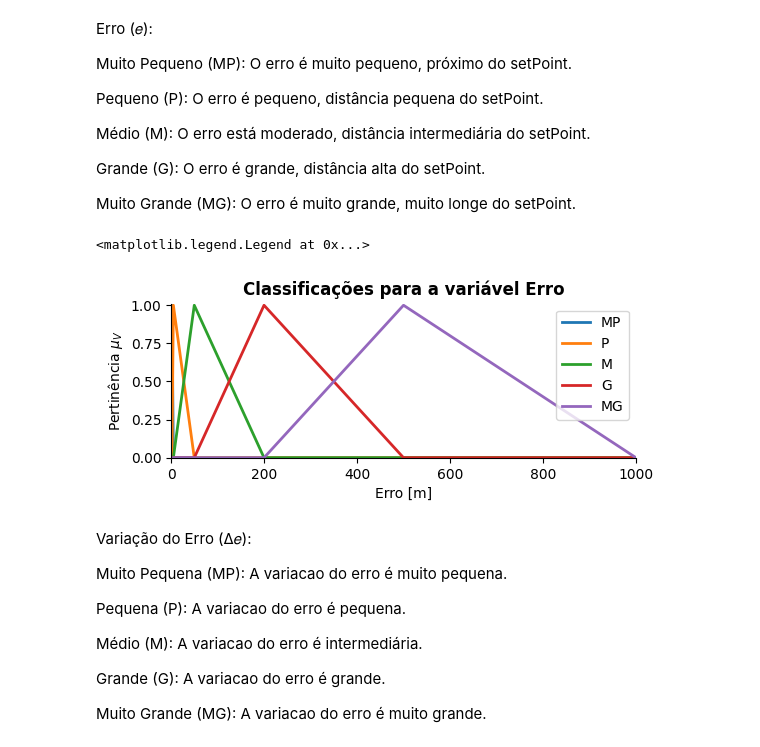
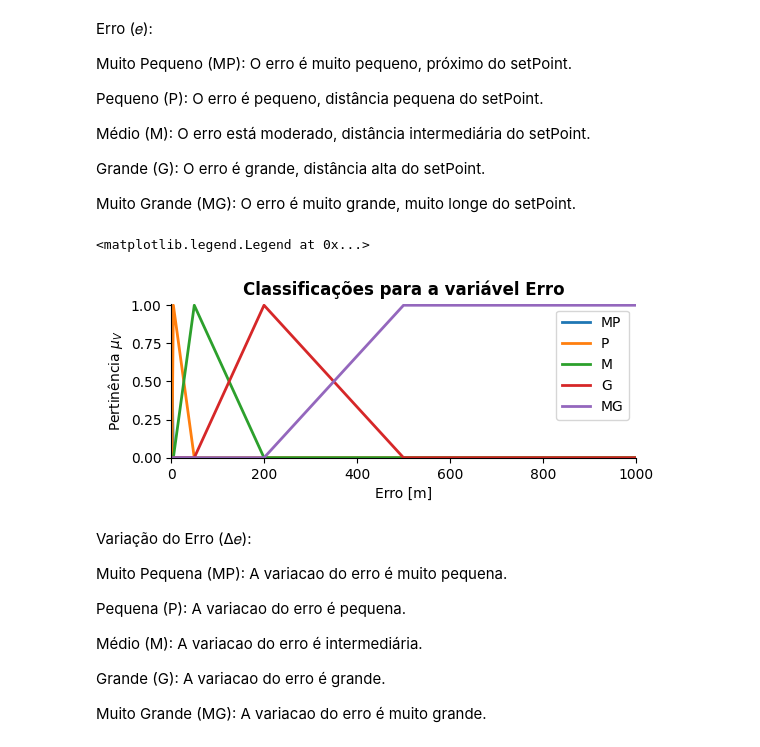
Before and after one commit to leoclamp/Controle_Fuzzy_PD, a Jupyter notebook: fuzzy_PD.ipynb, the cells around one changed output. Cells and saved outputs as stored; diff of their text form; code cells hidden in the pictures.

```diff
--- a/fuzzy_PD.ipynb
+++ b/fuzzy_PD.ipynb
@@ -28,23 +30,23 @@ Muito Grande (MG): O erro é muito grande, muito longe do setPoint.
 # %%
 # Definição da variável Antecedente Erro 0:1000 m
 Erro = ctrl.Antecedent(universe=np.arange(0, 1001, 1), label='Erro')
 
 # Classificações de Erro
-Erro['MP'] = fuzzy.trimf(Erro.universe, [0, 2, 5])
+Erro['MP'] = fuzzy.trimf(Erro.universe, [0, 0, 5])
 Erro['P'] = fuzzy.trimf(Erro.universe, [2, 5, 50])
 Erro['M'] = fuzzy.trimf(Erro.universe, [5, 50, 200])
 Erro['G'] = fuzzy.trimf(Erro.universe, [50, 200, 500])
-Erro['MG'] = fuzzy.trimf(Erro.universe, [200, 500, 1000])
+Erro['MG'] = fuzzy.trapmf(Erro.universe, [200, 500, 1000, 1000])
 
 Erro.view()   # Método para visualização da Função de Pertinência.
 [plt.gca().lines[i].set_linewidth(2) for i in range(len(plt.gca().lines))]
 
 fig = plt.gcf(); axes = fig.gca(); fig.set_size_inches(6, 2)
 axes.set_xlabel(xlabel=f'{Erro.label} [m]'); axes.set_ylabel(ylabel=r'Pertinência $\mu_{V}$')
 plt.title(f'Classificações para a variável {Erro.label}', fontweight='bold'); plt.legend(loc='upper right')
 # %% [output]
 <matplotlib.legend.Legend at 0x...>
-[figure, old version]
+[figure, new version]
 # %% [markdown]
 Variação do Erro (Δ𝑒):
 
```
Also changed, not shown: parts of 3 cells of this notebook.
